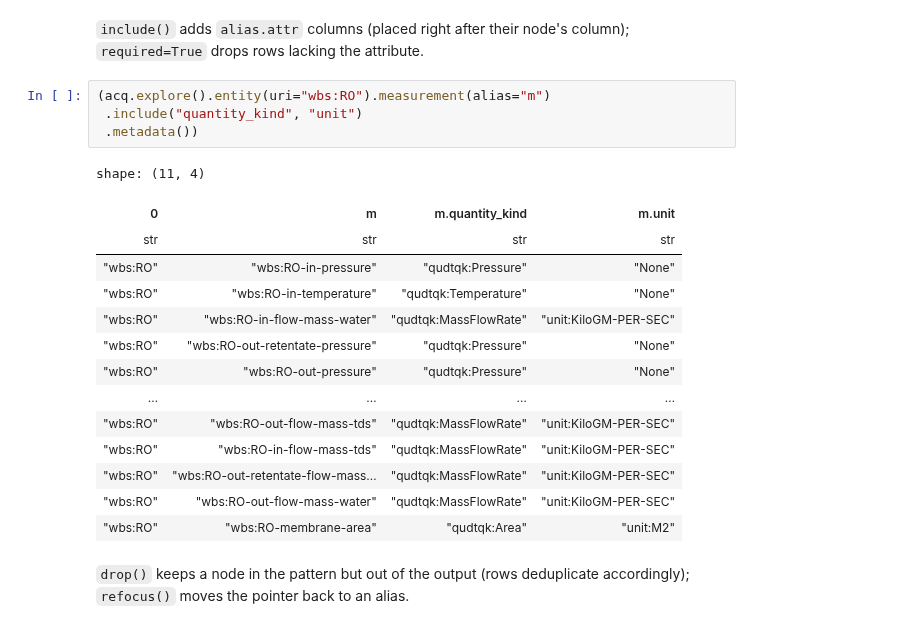
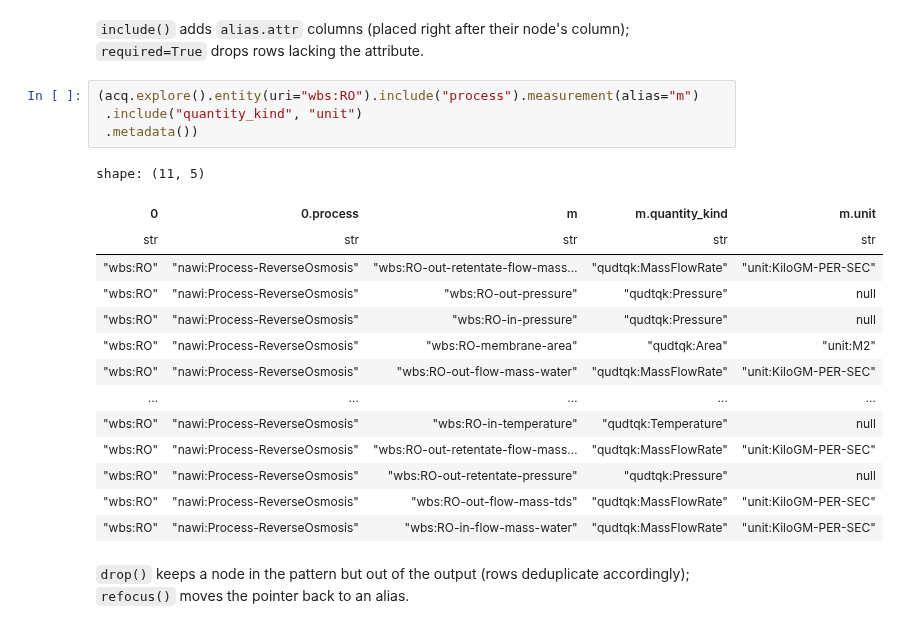
Before and after one commit to DataDrivenCPS/acquirium, a Jupyter notebook: notebooks/watertap/explore-demo.ipynb, the cells around one changed output. Drawn from its saved outputs; the diff is of its cells as text.

```diff
--- a/notebooks/watertap/explore-demo.ipynb
+++ b/notebooks/watertap/explore-demo.ipynb
@@ -161,24 +179,24 @@ shape: (1, 1)
 `include()` adds `alias.attr` columns (placed right after their node's
 column); `required=True` drops rows lacking the attribute.
 # %%
-(acq.explore().entity(uri="wbs:RO").measurement(alias="m")
+(acq.explore().entity(uri="wbs:RO").include("process").measurement(alias="m")
  .include("quantity_kind", "unit")
  .metadata())
 # %% [output]
-shape: (11, 4)
+shape: (11, 5)
-| 0 | m | m.quantity_kind | m.unit |
-| str | str | str | str |
-| "wbs:RO" | "wbs:RO-in-pressure" | "qudtqk:Pressure" | "None" |
-| "wbs:RO" | "wbs:RO-in-temperature" | "qudtqk:Temperature" | "None" |
-| "wbs:RO" | "wbs:RO-in-flow-mass-water" | "qudtqk:MassFlowRate" | "unit:KiloGM-PER-SEC" |
-| "wbs:RO" | "wbs:RO-out-retentate-pressure" | "qudtqk:Pressure" | "None" |
-| "wbs:RO" | "wbs:RO-out-pressure" | "qudtqk:Pressure" | "None" |
-| … | … | … | … |
-| "wbs:RO" | "wbs:RO-out-flow-mass-tds" | "qudtqk:MassFlowRate" | "unit:KiloGM-PER-SEC" |
-| "wbs:RO" | "wbs:RO-in-flow-mass-tds" | "qudtqk:MassFlowRate" | "unit:KiloGM-PER-SEC" |
-| "wbs:RO" | "wbs:RO-out-retentate-flow-mass… | "qudtqk:MassFlowRate" | "unit:KiloGM-PER-SEC" |
-| "wbs:RO" | "wbs:RO-out-flow-mass-water" | "qudtqk:MassFlowRate" | "unit:KiloGM-PER-SEC" |
-| "wbs:RO" | "wbs:RO-membrane-area" | "qudtqk:Area" | "unit:M2" |
+| 0 | 0.process | m | m.quantity_kind | m.unit |
+| str | str | str | str | str |
+| "wbs:RO" | "nawi:Process-ReverseOsmosis" | "wbs:RO-out-retentate-flow-mass… | "qudtqk:MassFlowRate" | "unit:KiloGM-PER-SEC" |
+| "wbs:RO" | "nawi:Process-ReverseOsmosis" | "wbs:RO-out-pressure" | "qudtqk:Pressure" | null |
+| "wbs:RO" | "nawi:Process-ReverseOsmosis" | "wbs:RO-in-pressure" | "qudtqk:Pressure" | null |
+| "wbs:RO" | "nawi:Process-ReverseOsmosis" | "wbs:RO-membrane-area" | "qudtqk:Area" | "unit:M2" |
+| "wbs:RO" | "nawi:Process-ReverseOsmosis" | "wbs:RO-out-flow-mass-water" | "qudtqk:MassFlowRate" | "unit:KiloGM-PER-SEC" |
+| … | … | … | … | … |
+| "wbs:RO" | "nawi:Process-ReverseOsmosis" | "wbs:RO-in-temperature" | "qudtqk:Temperature" | null |
+| "wbs:RO" | "nawi:Process-ReverseOsmosis" | "wbs:RO-out-retentate-flow-mass… | "qudtqk:MassFlowRate" | "unit:KiloGM-PER-SEC" |
+| "wbs:RO" | "nawi:Process-ReverseOsmosis" | "wbs:RO-out-retentate-pressure" | "qudtqk:Pressure" | null |
+| "wbs:RO" | "nawi:Process-ReverseOsmosis" | "wbs:RO-out-flow-mass-tds" | "qudtqk:MassFlowRate" | "unit:KiloGM-PER-SEC" |
+| "wbs:RO" | "nawi:Process-ReverseOsmosis" | "wbs:RO-in-flow-mass-water" | "qudtqk:MassFlowRate" | "unit:KiloGM-PER-SEC" |
 # %% [markdown]
 `drop()` keeps a node in the pattern but out of the output (rows
 deduplicate accordingly); `refocus()` moves the pointer back to an alias.
```
Also changed, not shown: parts of 15 cells of this notebook, 3 other files.
